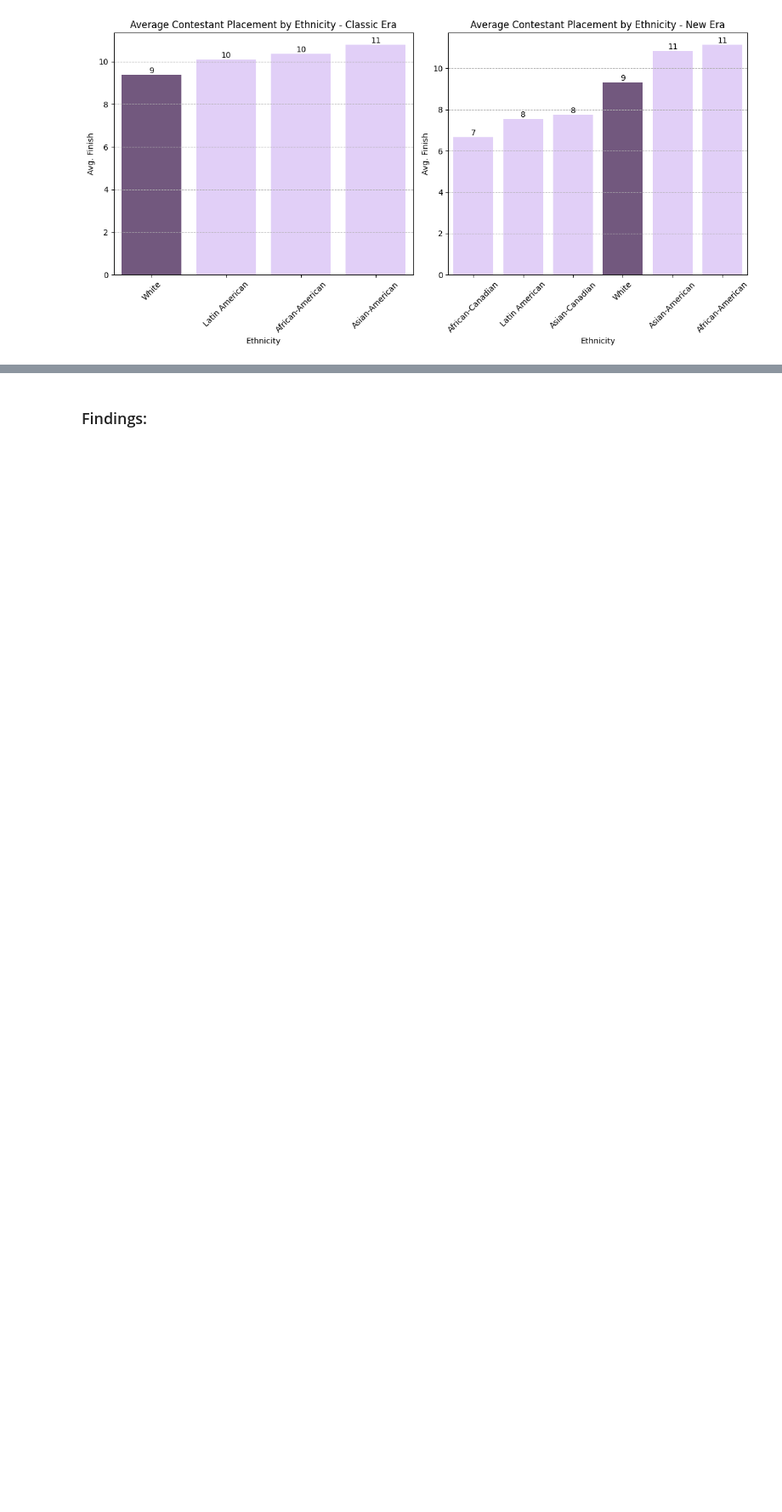
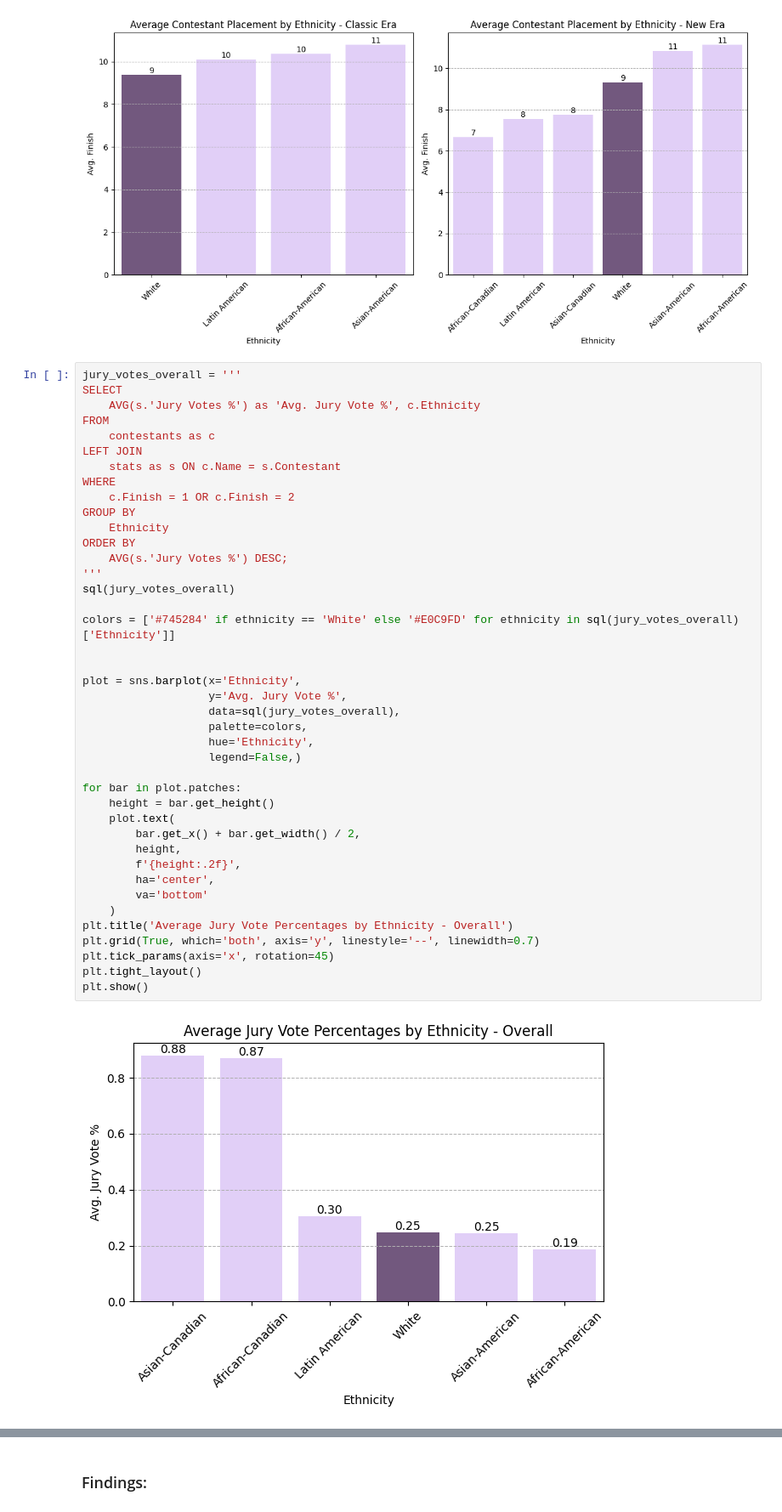
Before and after one commit to jubilbee/Survivor_EDA, a Jupyter notebook: Survivor_EDA.ipynb, the cells around one changed output, grey strips where cells are left out. Shown: that part at 85% size. Drawn from its saved outputs; the diff is of its cells as text; blank space fills up the shorter version.

```diff
--- a/Survivor_EDA.ipynb
+++ b/Survivor_EDA.ipynb
@@ -566,6 +675,49 @@ plt.tight_layout()
 plt.show()
 # %% [output]
 [figure]
+# %%
+jury_votes_overall = '''
+SELECT
+    AVG(s.'Jury Votes %') as 'Avg. Jury Vote %', c.Ethnicity
+FROM
+    contestants as c
+LEFT JOIN
+    stats as s ON c.Name = s.Contestant
+WHERE
+    c.Finish = 1 OR c.Finish = 2
+GROUP BY
+    Ethnicity
+ORDER BY
+    AVG(s.'Jury Votes %') DESC;
+'''
+sql(jury_votes_overall)
+
+colors = ['#745284' if ethnicity == 'White' else '#E0C9FD' for ethnicity in sql(jury_votes_overall)['Ethnicity']]
+
+
+plot = sns.barplot(x='Ethnicity',
+                   y='Avg. Jury Vote %',
+                   data=sql(jury_votes_overall),
+                   palette=colors,
+                   hue='Ethnicity',
+                   legend=False,)
+
+for bar in plot.patches:
+    height = bar.get_height()
+    plot.text(
+        bar.get_x() + bar.get_width() / 2,
+        height,
+        f'{height:.2f}',
+        ha='center',
+        va='bottom'
+    )
+plt.title('Average Jury Vote Percentages by Ethnicity - Overall')
+plt.grid(True, which='both', axis='y', linestyle='--', linewidth=0.7)
+plt.tick_params(axis='x', rotation=45)
+plt.tight_layout()
+plt.show()
+# %% [output]
+[figure, added]
 # %%
 # Avg Jury Vote % (Ethnicity) bar charts
 jury_votes_classic = '''
```
Also changed, not shown: parts of 5 cells of this notebook.
